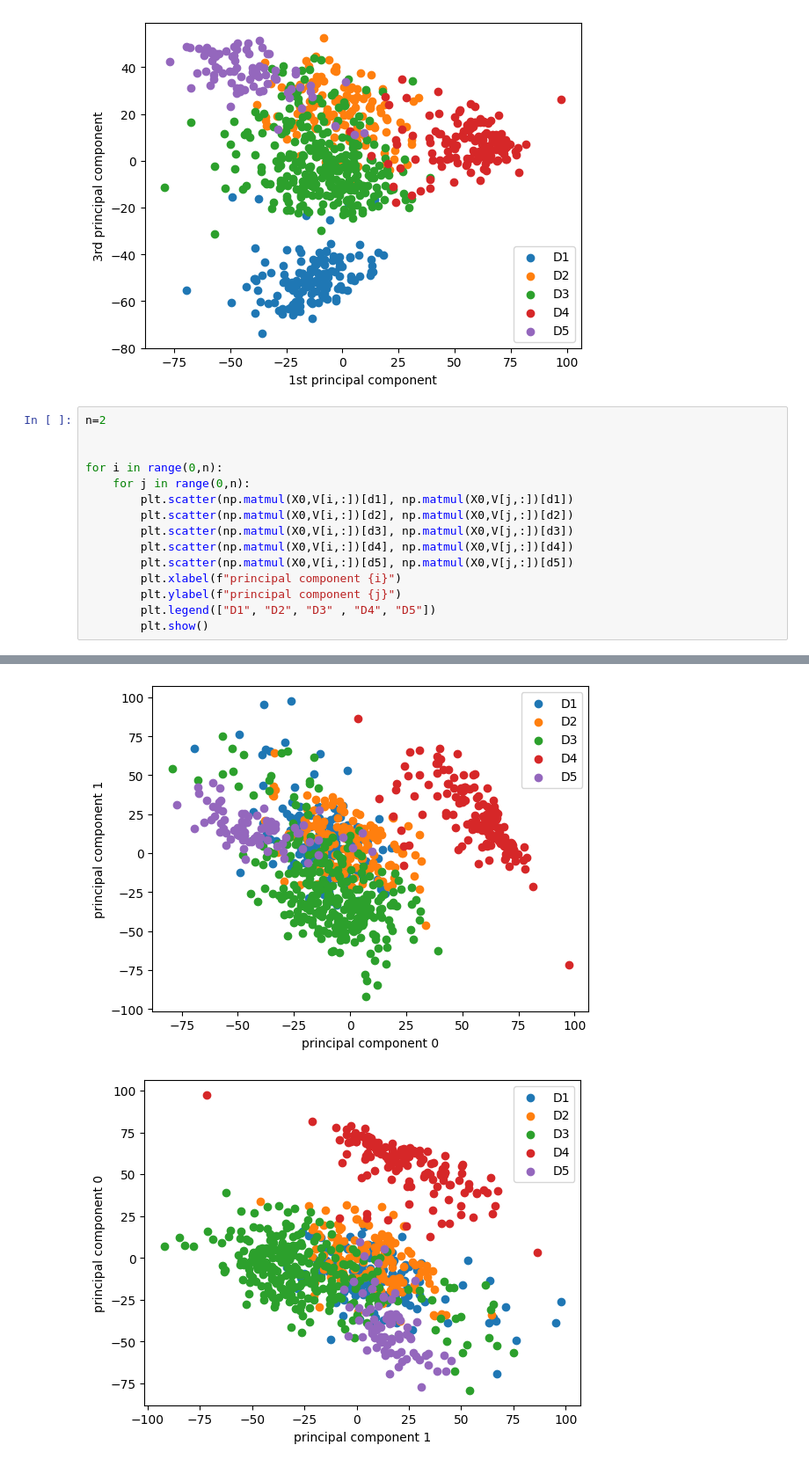
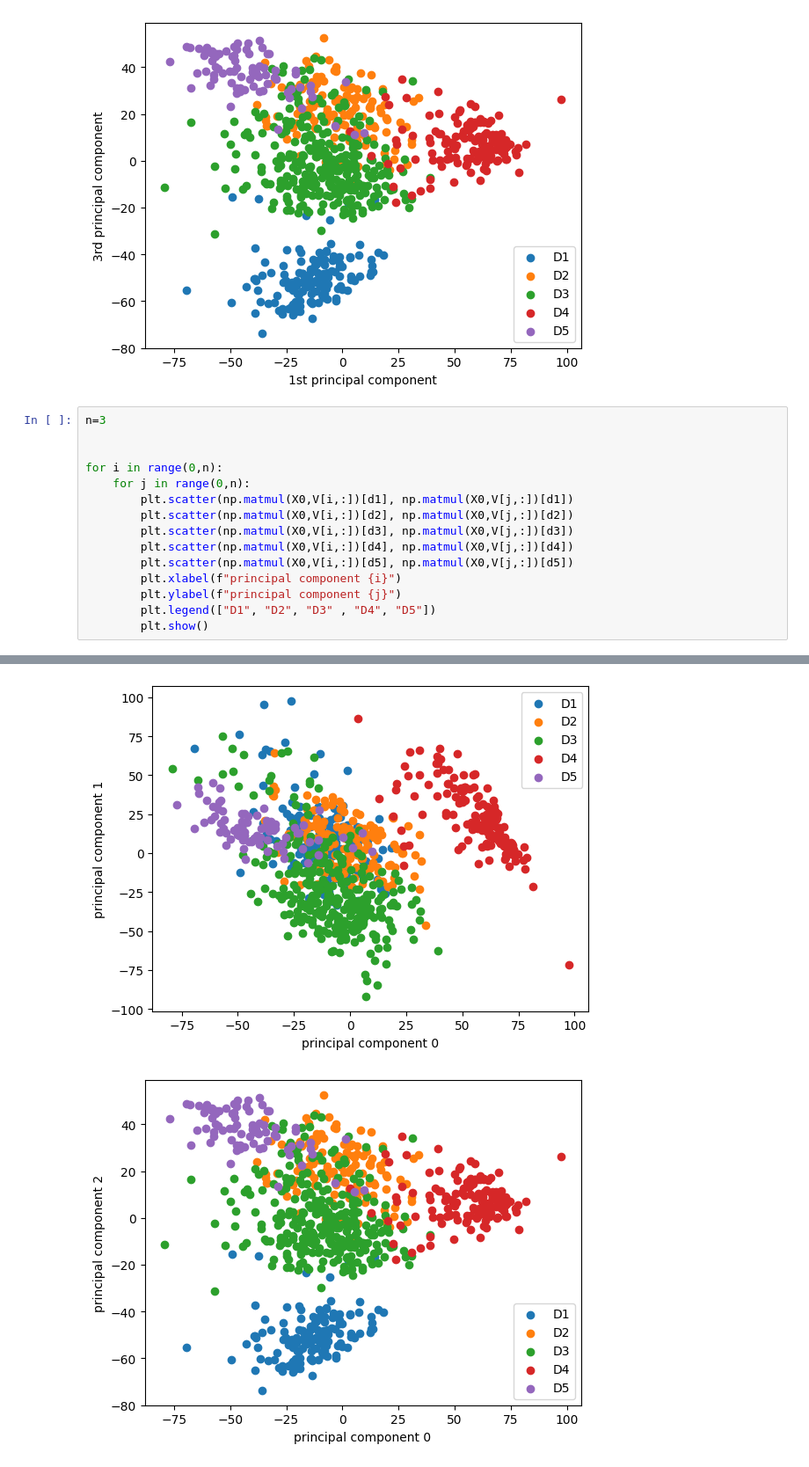
Before and after one commit to jackhenry02/PCA, a Jupyter notebook: Coursework/3M1 lab PCA_2024.ipynb, the cells around one changed output, grey strips where cells are left out. Shown at 88% size. Drawn from its saved outputs; the diff is of its cells as text.

Commit message:
3D graph

```diff
--- a/Coursework/3M1 lab PCA_2024.ipynb
+++ b/Coursework/3M1 lab PCA_2024.ipynb
@@ -396,21 +397,21 @@ plt.show()
 # %% [output]
 [figure]
 # %%
-n=2
+n=3
 
 
 for i in range(0,n):
     for j in range(0,n):
         plt.scatter(np.matmul(X0,V[i,:])[d1], np.matmul(X0,V[j,:])[d1])
         plt.scatter(np.matmul(X0,V[i,:])[d2], np.matmul(X0,V[j,:])[d2])
         plt.scatter(np.matmul(X0,V[i,:])[d3], np.matmul(X0,V[j,:])[d3])
         plt.scatter(np.matmul(X0,V[i,:])[d4], np.matmul(X0,V[j,:])[d4])
         plt.scatter(np.matmul(X0,V[i,:])[d5], np.matmul(X0,V[j,:])[d5])
         plt.xlabel(f"principal component {i}")
         plt.ylabel(f"principal component {j}")
         plt.legend(["D1", "D2", "D3" , "D4", "D5"])
         plt.show()
 # %% [output]
 [figure]
 [figure]
-[figure, old version]
+[figure, new version]
```
Also changed, not shown: parts of 5 cells of this notebook.
